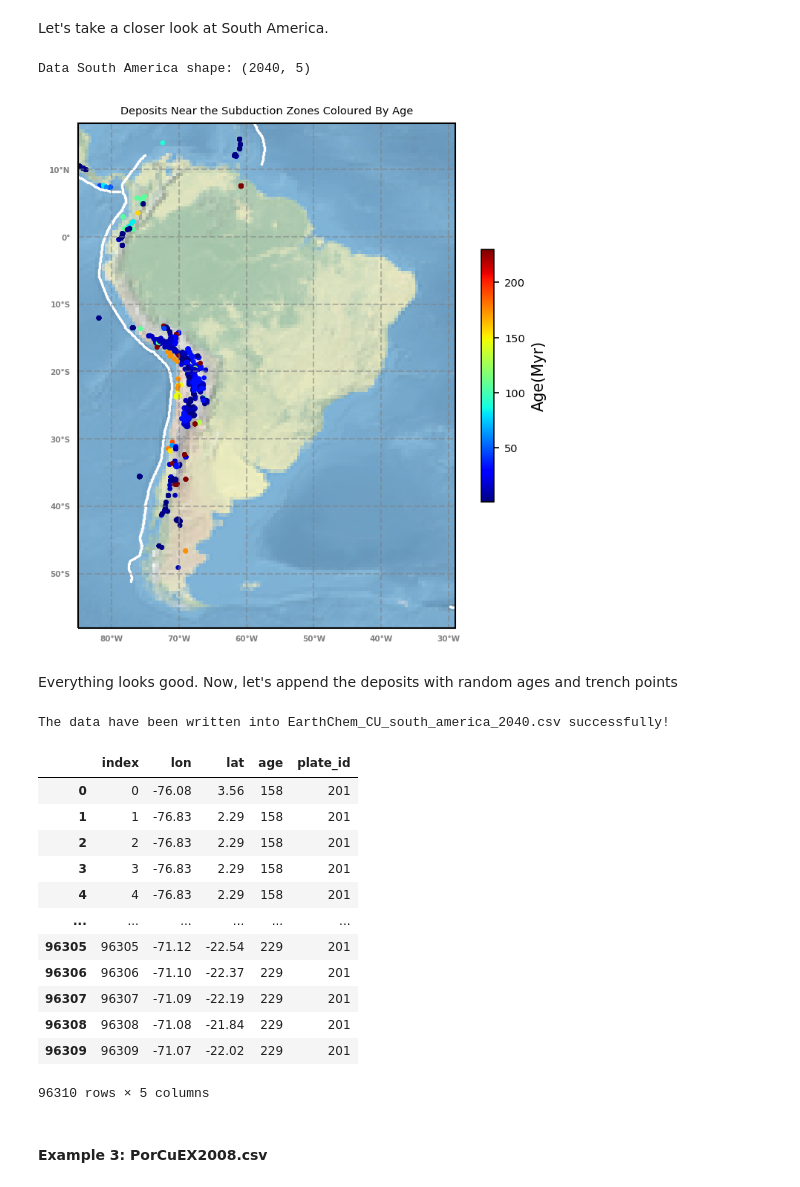
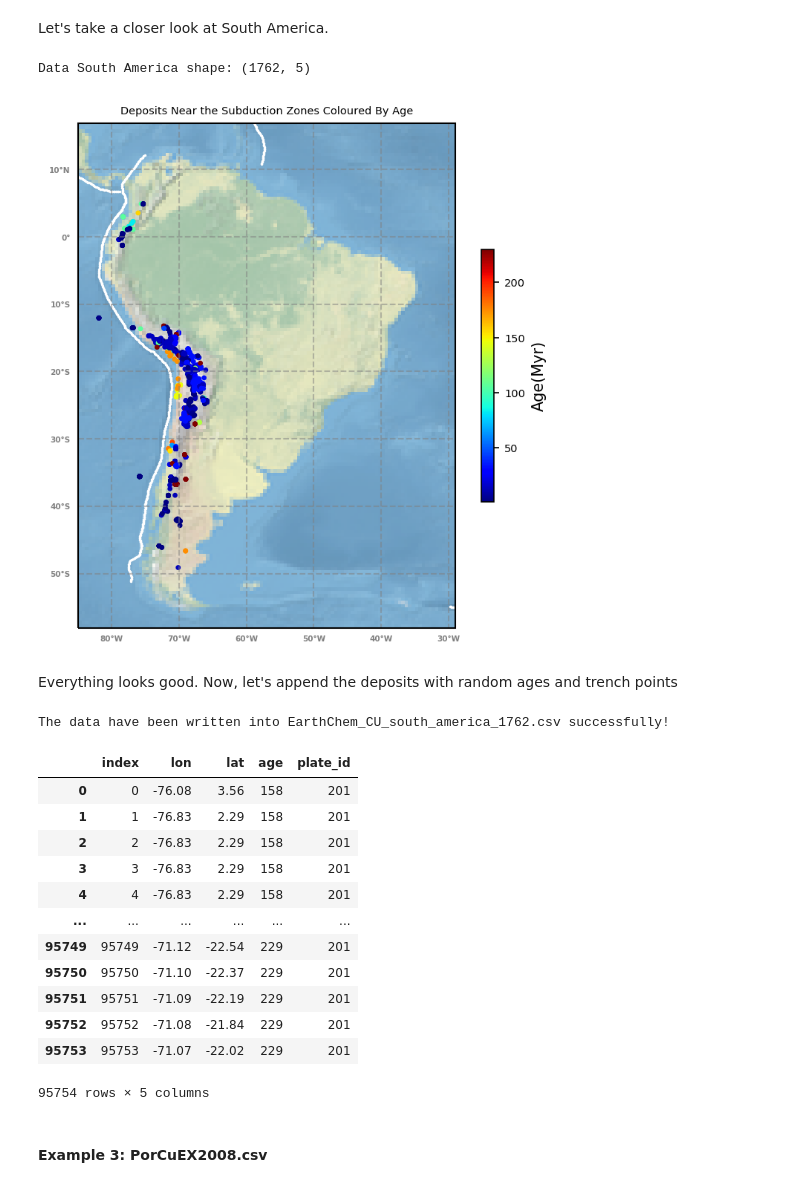
Before and after one commit to EarthByte/spatio-temporal-exploration, a Jupyter notebook: python/2_Plot_and_Select_Mineral_Resources.ipynb, the cells around one changed output. Saved outputs shown, nothing was run; the diff lists cells and outputs as text; code cells hidden in the pictures.

```diff
--- a/python/2_Plot_and_Select_Mineral_Resources.ipynb
+++ b/python/2_Plot_and_Select_Mineral_Resources.ipynb
@@ -284,37 +284,37 @@ Let's take a closer look at South America.
 data_south_america = data[data['lon']>-85]
 data_south_america = data_south_america[data_south_america['lon']<-30]
 data_south_america = data_south_america[data_south_america['lat']>-55]
-data_south_america = data_south_america[data_south_america['lat']<15]
+data_south_america = data_south_america[data_south_america['lat']<5]
 print(f'Data South America shape: {data_south_america.shape}')
 
 #plot the map
 fig = plt.figure(figsize=(6,6),dpi=150)
 ax = plt.axes(projection=ccrs.PlateCarree())
 ax.stock_img()
 ax.set_extent([-85, -29, -55, 15])
 
 gl = ax.gridlines(crs=ccrs.PlateCarree(), draw_labels=True,
                   linewidth=1, color='gray', alpha=0.5, linestyle='--')
 gl.xlabels_top = False
 gl.ylabels_right = False
 gl.xlocator = mticker.FixedLocator([-180, -150, -120, -90, -80, -70, -60,-50,-40,-30, 0, 180])
 gl.ylocator = mticker.FixedLocator([-90,-50,-40, -30, -20,-10, 0, 10, 20, 30, 40,50, 90])
 gl.xformatter = LONGITUDE_FORMATTER
 gl.yformatter = LATITUDE_FORMATTER
 gl.xlabel_style = {'color': 'gray', 'weight': 'bold', 'fontsize': '5'}
 gl.ylabel_style = {'color': 'gray', 'weight': 'bold', 'fontsize': '5'}
 
 cb = ax.scatter(data_south_america['lon'], data_south_america['lat'], 20, marker='.',
                 c=data_south_america['age'], vmin=1, vmax=230, cmap=plt.cm.jet)
 ax.scatter(trench_data[:,0], trench_data[:,1], 2, marker='.', color='white')# draw the trench in white
 plt.title('Deposits Near the Subduction Zones Coloured By Age',fontsize=7)
 cbar = fig.colorbar(cb, shrink=0.5)
 cbar.set_label('Age(Myr)',size=10)
 cbar.ax.tick_params(labelsize=7)
 plt.show()
 # %% [output]
-Data South America shape: (2040, 5)
+Data South America shape: (1762, 5)
-[figure, old version]
+[figure, new version]
 # %% [markdown]
 Everything looks good. Now, let's append the deposits with random ages and trench points
 # %%
@@ -338,7 +338,7 @@ save_data(all_data, f'EarthChem_CU_south_america_{deposit_len}.csv')
 data=pd.read_csv(f'EarthChem_CU_south_america_{deposit_len}.csv')
 data
 # %% [output]
-The data have been written into EarthChem_CU_south_america_2040.csv successfully!
+The data have been written into EarthChem_CU_south_america_1762.csv successfully!
 |  | index | lon | lat | age | plate_id |
 | 0 | 0 | -76.08 | 3.56 | 158 | 201 |
 | 1 | 1 | -76.83 | 2.29 | 158 | 201 |
@@ -346,12 +346,12 @@ The data have been written into EarthChem_CU_south_america_2040.csv successfully
 | 3 | 3 | -76.83 | 2.29 | 158 | 201 |
 | 4 | 4 | -76.83 | 2.29 | 158 | 201 |
 | ... | ... | ... | ... | ... | ... |
-| 96305 | 96305 | -71.12 | -22.54 | 229 | 201 |
-| 96306 | 96306 | -71.10 | -22.37 | 229 | 201 |
-| 96307 | 96307 | -71.09 | -22.19 | 229 | 201 |
-| 96308 | 96308 | -71.08 | -21.84 | 229 | 201 |
-| 96309 | 96309 | -71.07 | -22.02 | 229 | 201 |
+| 95749 | 95749 | -71.12 | -22.54 | 229 | 201 |
+| 95750 | 95750 | -71.10 | -22.37 | 229 | 201 |
+| 95751 | 95751 | -71.09 | -22.19 | 229 | 201 |
+| 95752 | 95752 | -71.08 | -21.84 | 229 | 201 |
+| 95753 | 95753 | -71.07 | -22.02 | 229 | 201 |
-96310 rows × 5 columns
+95754 rows × 5 columns
 # %% [markdown]
 #### Example 3: PorCuEX2008.csv
 # %%
```
Also changed, not shown: parts of 5 cells of this notebook, 4 other files.
